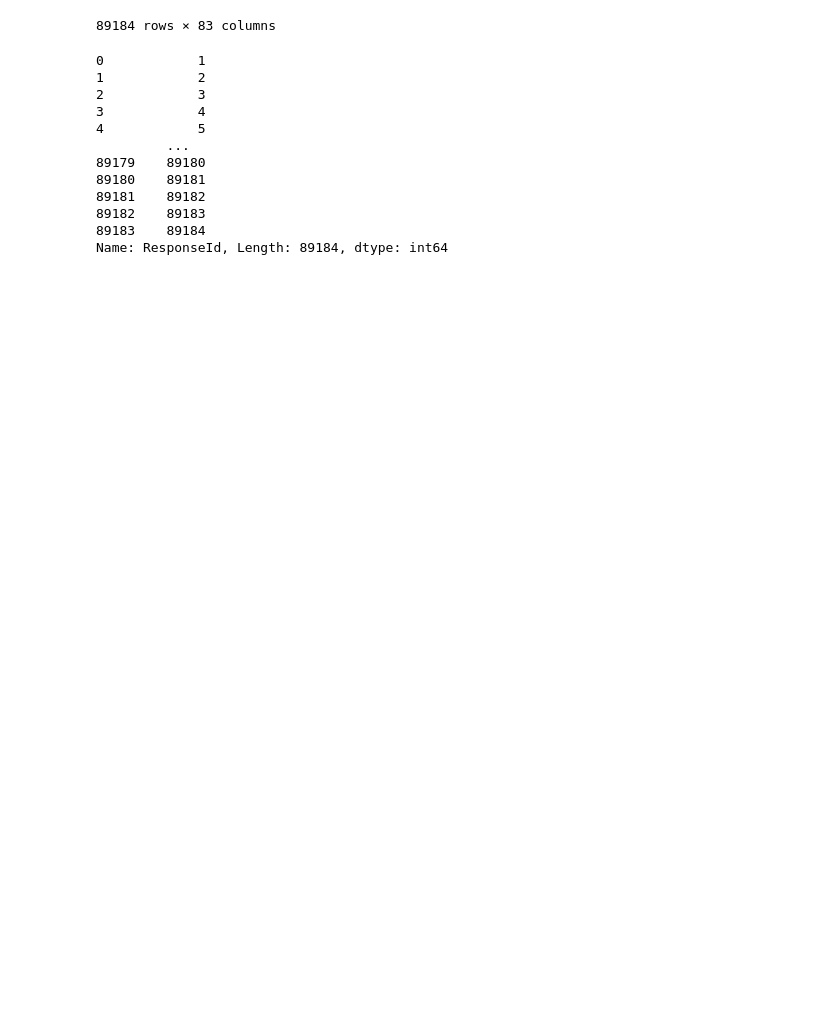
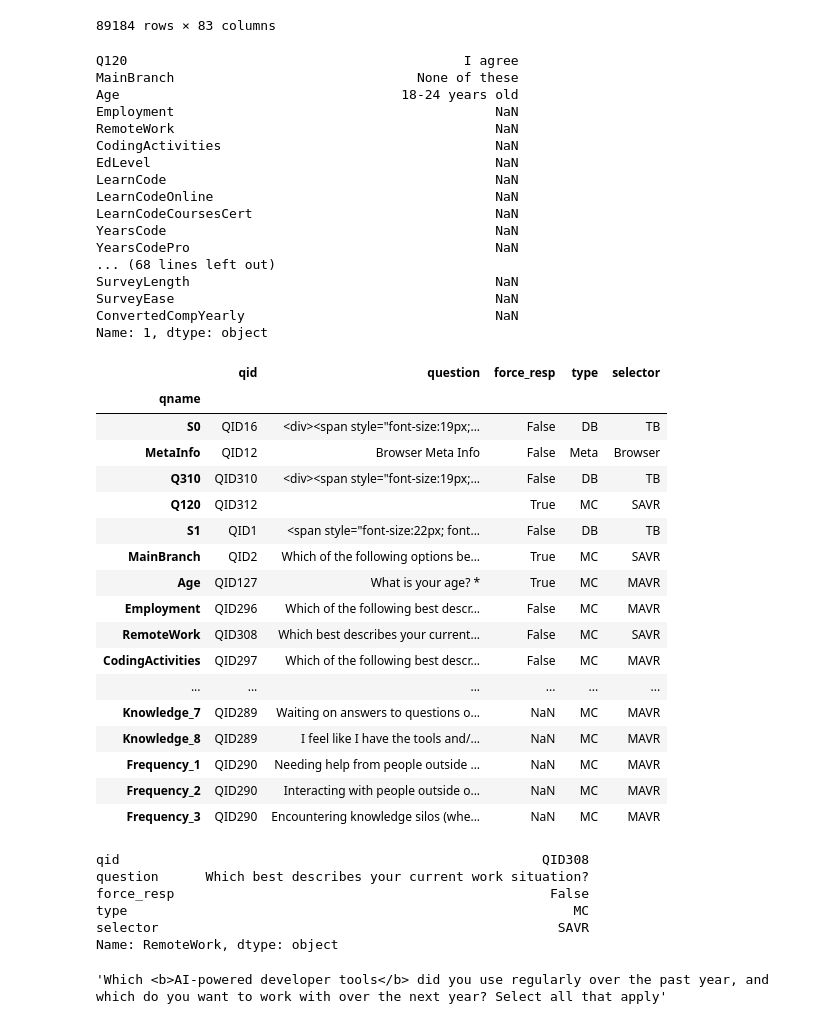
Before and after one commit to rahul-pandita/Pandas, a Jupyter notebook: 2_indexes.ipynb, the cells around one changed output. Drawn from its saved outputs; the diff is of its cells as text; code cells hidden in the pictures; blank space fills up the shorter version.

Commit message:
reset, use and sort indexes

```diff
--- a/2_indexes.ipynb
+++ b/2_indexes.ipynb
@@ -2,7 +2,7 @@
 import pandas as pd
 # %%
 df = pd.read_csv("data/survey_results_public.csv", index_col="ResponseId")
-schema_df = pd.read_csv("data/survey_results_schema.csv")
+schema_df = pd.read_csv("data/survey_results_schema.csv", index_col="qname")
 # %%
 pd.set_option("display.max_columns", 85)
 pd.set_option("display.max_rows", 85)
@@ -24,20 +24,59 @@ df
 | 89184 | I agree | I am a developer by profession | 35-44 years old | Employed, full-time | Hybrid (some remote, some in-person) | Hobby;Professional development or... | Bachelor’s degree (B.A., B.S., B.... | Colleague;Online Courses or Certi... | ... |
 89184 rows × 83 columns
 # %%
-df["ResponseId"]
+df.loc[1]
 # %% [output]
-0            1
-1            2
-2            3
-3            4
-4            5
-         ...
-89179    89180
-89180    89181
-89181    89182
-89182    89183
-89183    89184
-Name: ResponseId, Length: 89184, dtype: int64
+Q120                                           I agree
+MainBranch                               None of these
+Age                                    18-24 years old
+Employment                                         NaN
+RemoteWork                                         NaN
+CodingActivities                                   NaN
+EdLevel                                            NaN
+LearnCode                                          NaN
+LearnCodeOnline                                    NaN
+LearnCodeCoursesCert                               NaN
+YearsCode                                          NaN
+YearsCodePro                                       NaN
+... (68 lines left out)
+SurveyLength                                       NaN
+SurveyEase                                         NaN
+ConvertedCompYearly                                NaN
+Name: 1, dtype: object
 # %%
 # df.set_index("ResponseId", inplace=True)
 # can do this at the start when actually reading in the data
+# %%
+schema_df
+# %% [output]
+|  | qid | question | force_resp | type | selector |
+| qname |  |  |  |  |  |
+| S0 | QID16 | <div><span style="font-size:19px;... | False | DB | TB |
+| MetaInfo | QID12 | Browser Meta Info | False | Meta | Browser |
+| Q310 | QID310 | <div><span style="font-size:19px;... | False | DB | TB |
+| Q120 | QID312 |  | True | MC | SAVR |
+| S1 | QID1 | <span style="font-size:22px; font... | False | DB | TB |
+| MainBranch | QID2 | Which of the following options be... | True | MC | SAVR |
+| Age | QID127 | What is your age? * | True | MC | MAVR |
+| Employment | QID296 | Which of the following best descr... | False | MC | MAVR |
+| RemoteWork | QID308 | Which best describes your current... | False | MC | SAVR |
+| CodingActivities | QID297 | Which of the following best descr... | False | MC | MAVR |
+| ... | ... | ... | ... | ... | ... |
+| Knowledge_7 | QID289 | Waiting on answers to questions o... | NaN | MC | MAVR |
+| Knowledge_8 | QID289 | I feel like I have the tools and/... | NaN | MC | MAVR |
+| Frequency_1 | QID290 | Needing help from people outside ... | NaN | MC | MAVR |
+| Frequency_2 | QID290 | Interacting with people outside o... | NaN | MC | MAVR |
+| Frequency_3 | QID290 | Encountering knowledge silos (whe... | NaN | MC | MAVR |
+# %%
+schema_df.loc["RemoteWork"]
+# %% [output]
+qid                                                      QID308
+question      Which best describes your current work situation?
+force_resp                                                False
+type                                                         MC
+selector                                                   SAVR
+Name: RemoteWork, dtype: object
+# %%
+schema_df.loc["AIDev", "question"]
+# %% [output]
+'Which <b>AI-powered developer tools</b> did you use regularly over the past year, and which do you want to work with over the next year? Select all that apply'
```
Also changed, not shown: parts of 1 cell of this notebook.
